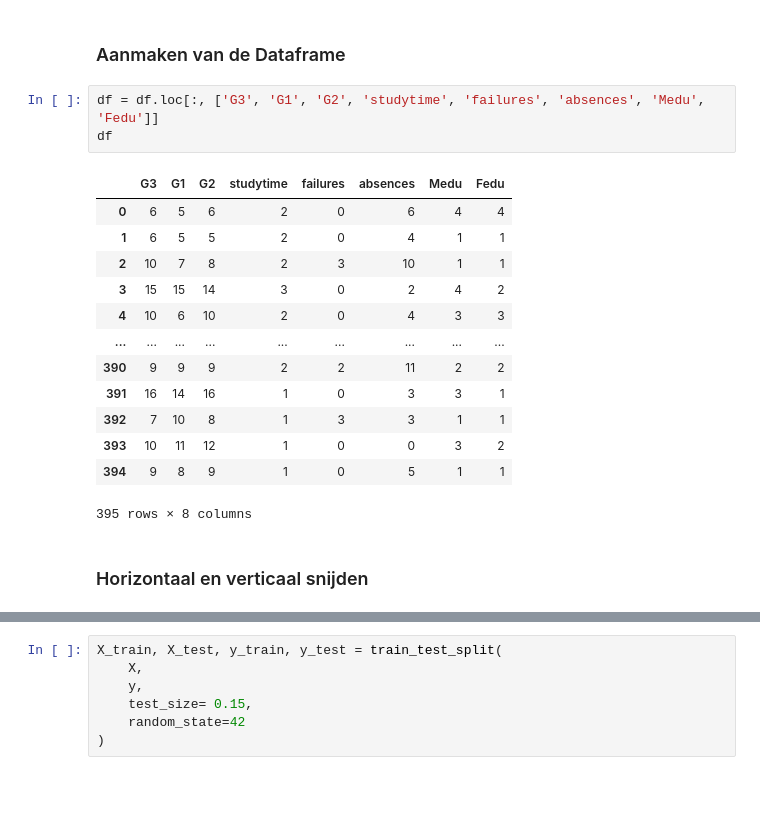
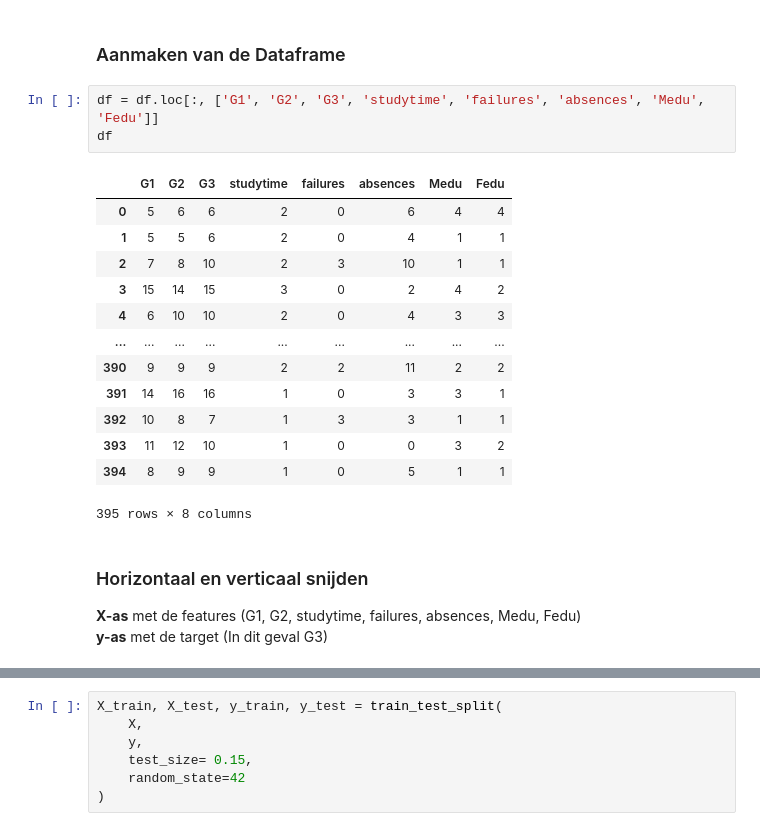
Before and after one commit to Wollepluis/DEDSPortfolio, a Jupyter notebook: Notebooks/KaggleOpdracht.ipynb, the cells around one changed output, grey strips where cells are left out. Drawn from its saved outputs; the diff is of its cells as text; blank space fills up the shorter version.

```diff
--- a/Notebooks/KaggleOpdracht.ipynb
+++ b/Notebooks/KaggleOpdracht.ipynb
@@ -41,24 +106,26 @@ df
 # %% [markdown]
 ### Aanmaken van de Dataframe
 # %%
-df = df.loc[:, ['G3', 'G1', 'G2', 'studytime', 'failures', 'absences', 'Medu', 'Fedu']]
+df = df.loc[:, ['G1', 'G2', 'G3', 'studytime', 'failures', 'absences', 'Medu', 'Fedu']]
 df
 # %% [output]
-|  | G3 | G1 | G2 | studytime | failures | absences | Medu | Fedu |
-| 0 | 6 | 5 | 6 | 2 | 0 | 6 | 4 | 4 |
-| 1 | 6 | 5 | 5 | 2 | 0 | 4 | 1 | 1 |
-| 2 | 10 | 7 | 8 | 2 | 3 | 10 | 1 | 1 |
-| 3 | 15 | 15 | 14 | 3 | 0 | 2 | 4 | 2 |
-| 4 | 10 | 6 | 10 | 2 | 0 | 4 | 3 | 3 |
+|  | G1 | G2 | G3 | studytime | failures | absences | Medu | Fedu |
+| 0 | 5 | 6 | 6 | 2 | 0 | 6 | 4 | 4 |
+| 1 | 5 | 5 | 6 | 2 | 0 | 4 | 1 | 1 |
+| 2 | 7 | 8 | 10 | 2 | 3 | 10 | 1 | 1 |
+| 3 | 15 | 14 | 15 | 3 | 0 | 2 | 4 | 2 |
+| 4 | 6 | 10 | 10 | 2 | 0 | 4 | 3 | 3 |
 | ... | ... | ... | ... | ... | ... | ... | ... | ... |
 | 390 | 9 | 9 | 9 | 2 | 2 | 11 | 2 | 2 |
-| 391 | 16 | 14 | 16 | 1 | 0 | 3 | 3 | 1 |
-| 392 | 7 | 10 | 8 | 1 | 3 | 3 | 1 | 1 |
-| 393 | 10 | 11 | 12 | 1 | 0 | 0 | 3 | 2 |
-| 394 | 9 | 8 | 9 | 1 | 0 | 5 | 1 | 1 |
+| 391 | 14 | 16 | 16 | 1 | 0 | 3 | 3 | 1 |
+| 392 | 10 | 8 | 7 | 1 | 3 | 3 | 1 | 1 |
+| 393 | 11 | 12 | 10 | 1 | 0 | 0 | 3 | 2 |
+| 394 | 8 | 9 | 9 | 1 | 0 | 5 | 1 | 1 |
 395 rows × 8 columns
 # %% [markdown]
 ### Horizontaal en verticaal snijden
+__X-as__ met de features (G1, G2, studytime, failures, absences, Medu, Fedu)
+__y-as__ met de target (In dit geval G3)
 # %%
 X = df.drop('G3', axis=1)
 y = df.loc[:, ['G3']]
```
Also changed, not shown: parts of 4 cells of this notebook, 3 other files.
